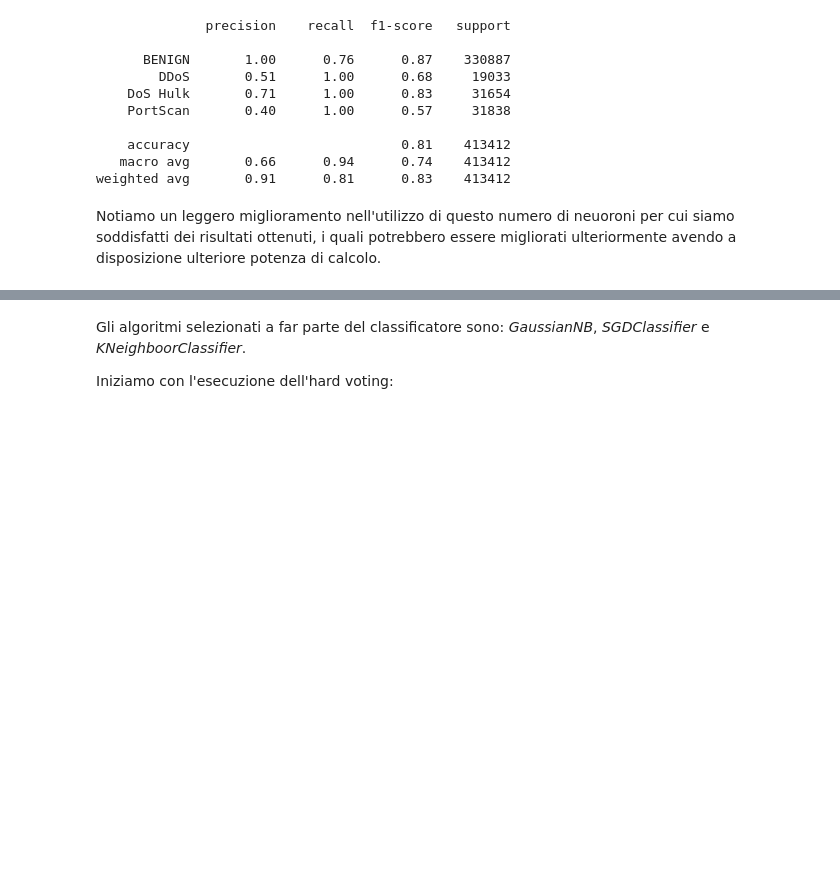
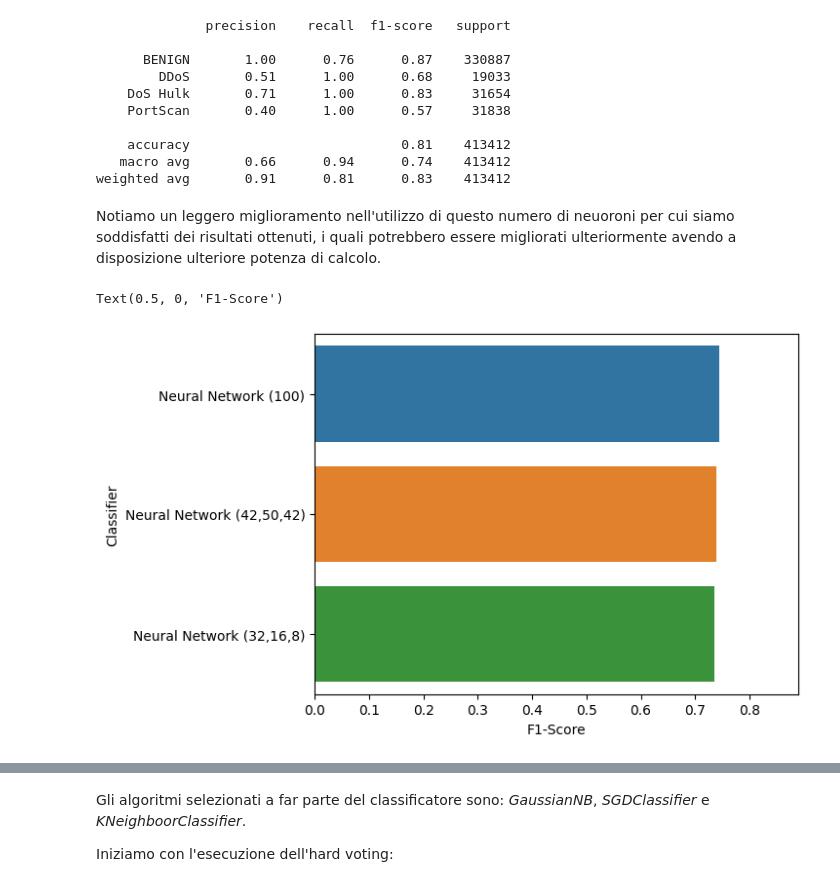
Before and after one commit to rot13-git/Dm-Project, a Jupyter notebook: fork-of-test-2017.ipynb, the cells around one changed output, grey strips where cells are left out. Saved outputs shown, nothing was run; the diff lists cells and outputs as text; code cells hidden in the pictures; blank space fills up the shorter version.

```diff
--- a/fork-of-test-2017.ipynb
+++ b/fork-of-test-2017.ipynb
@@ -1059,6 +1119,10 @@ print(classification_report(y_test,y_pred))
     accuracy                           0.81    413412
    macro avg       0.67      0.94      0.74    413412
 weighted avg       0.91      0.81      0.83    413412
+# %%
+neuralBarDif = []
+no_scaler = classification_report(y_test,y_pred,output_dict=True)
+neuralBarDif.append(['Neural Network (100)',no_scaler['macro avg']['f1-score']])
 # %% [markdown]
 Le performance sono ottime già con i parametri di default, ma anche in questo caso vogliamo effettuare una GridSearch alla scoperta della combinazione di hyper-parameter che ci offre i migliori risultati.
 Non avendo implementato *sklearn* un ottimizzazione che utilizzi la GPU come elaboratore nel training della rete la ricerca è stata effettuata esternamente poiché molto onerosa.
@@ -1105,15 +1169,18 @@ print(classification_report(y_test,y_pred))
     accuracy                           0.80    413412
    macro avg       0.67      0.94      0.74    413412
 weighted avg       0.91      0.80      0.83    413412
+# %%
+no_scaler = classification_report(y_test,y_pred,output_dict=True)
+neuralBarDif.append(['Neural Network (42,50,42)',no_scaler['macro avg']['f1-score']])
 # %% [markdown]
 Proviamo ad utilizzare come numero di neuroni potenze di $2^n$, poiché questo potrebbe aumentare le performance in fase di addestramento della rete neurale
 # %%
 mlpc_model.best_estimator_.set_params(**{'classifier__hidden_layer_sizes':(32,16,8)})
 filename = './Model/MultiClass/mlpc_best_8.sav'
 
-#mlpc_model.best_estimator_ = pickle.load(open(filename, 'rb'))
-mlpc_model.best_estimator_.fit(X_under,y_under)
-pickle.dump(mlpc_model.best_estimator_, open(filename, 'wb'))
+mlpc_model.best_estimator_ = pickle.load(open(filename, 'rb'))
+#mlpc_model.best_estimator_.fit(X_under,y_under)
+#pickle.dump(mlpc_model.best_estimator_, open(filename, 'wb'))
 # %%
 y_pred = mlpc_model.best_estimator_.predict(X_test)
 print(classification_report(y_test,y_pred))
@@ -1130,9 +1197,19 @@ print(classification_report(y_test,y_pred))
 weighted avg       0.91      0.81      0.83    413412
 # %%
 neural_score = classification_report(y_test,y_pred,output_dict=True)
+neuralBarDif.append(['Neural Network (32,16,8)',neural_score['macro avg']['f1-score']])
 score.append(['neural network',neural_score['BENIGN']['f1-score'],neural_score['DDoS']['f1-score'],neural_score['DoS Hulk']['f1-score'],neural_score['PortScan']['f1-score'],neural_score['macro avg']['f1-score']])
 # %% [markdown]
 Notiamo un leggero miglioramento nell'utilizzo di questo numero di neuoroni per cui siamo soddisfatti dei risultati ottenuti, i quali potrebbero essere migliorati ulteriormente avendo a disposizione ulteriore potenza di calcolo.
+# %%
+neuralBarDif = pd.DataFrame(neuralBarDif,columns=['Classifier','F1_score'])
+f1macro_neural = pd.melt(neuralBarDif, id_vars=['Classifier'], value_vars=['F1_score'])
+gfg = sns.barplot(data=f1macro_neural,x='value',y='Classifier', orient='h')
+gfg.set_xlim(0,0.89)
+plt.xlabel('F1-Score')
+# %% [output]
+Text(0.5, 0, 'F1-Score')
+[figure, added]
 # %% [markdown]
 ## METODI ENSEMBLE
 I metodi ensemble, di cui anche RandomForest fa parte, hanno come obiettivo quello di combinare più estimatori costruiti con algoritmi anche differenti per migliorare la generalizzazione rispetto al singolo estimatore.
```
Also changed, not shown: parts of 27 cells of this notebook.
